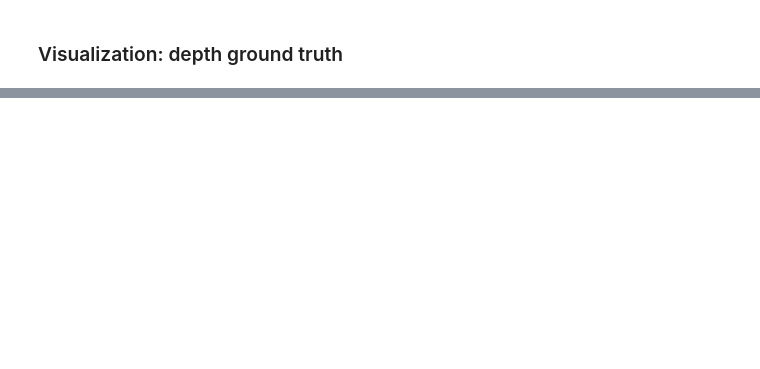
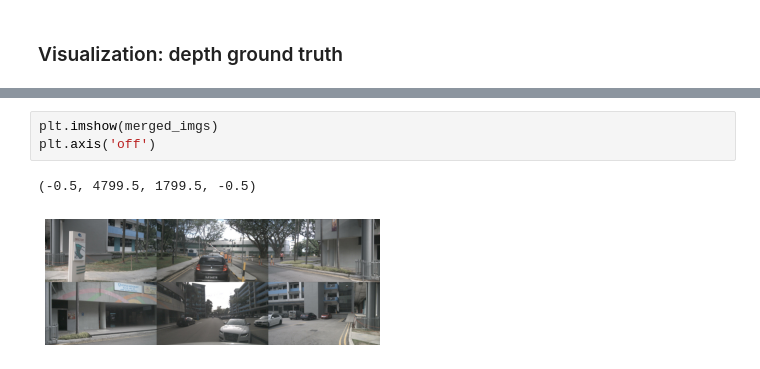
Before and after one commit to neonkill/BEVfor3DOD, a Jupyter notebook: debugging/dataset_det_debugging.ipynb, the cells around one changed output, grey strips where cells are left out. Cells and saved outputs as stored; diff of their text form; blank space fills up the shorter version.

```diff
--- a/debugging/dataset_det_debugging.ipynb
+++ b/debugging/dataset_det_debugging.ipynb
@@ -149,0 +267,6 @@ plt.show()
+# %%
+plt.imshow(merged_imgs)
+plt.axis('off')
+# %% [output]
+(-0.5, 4799.5, 1799.5, -0.5)
+[figure, added]
```
Also changed, not shown: parts of 13 cells of this notebook, 3 other files.
